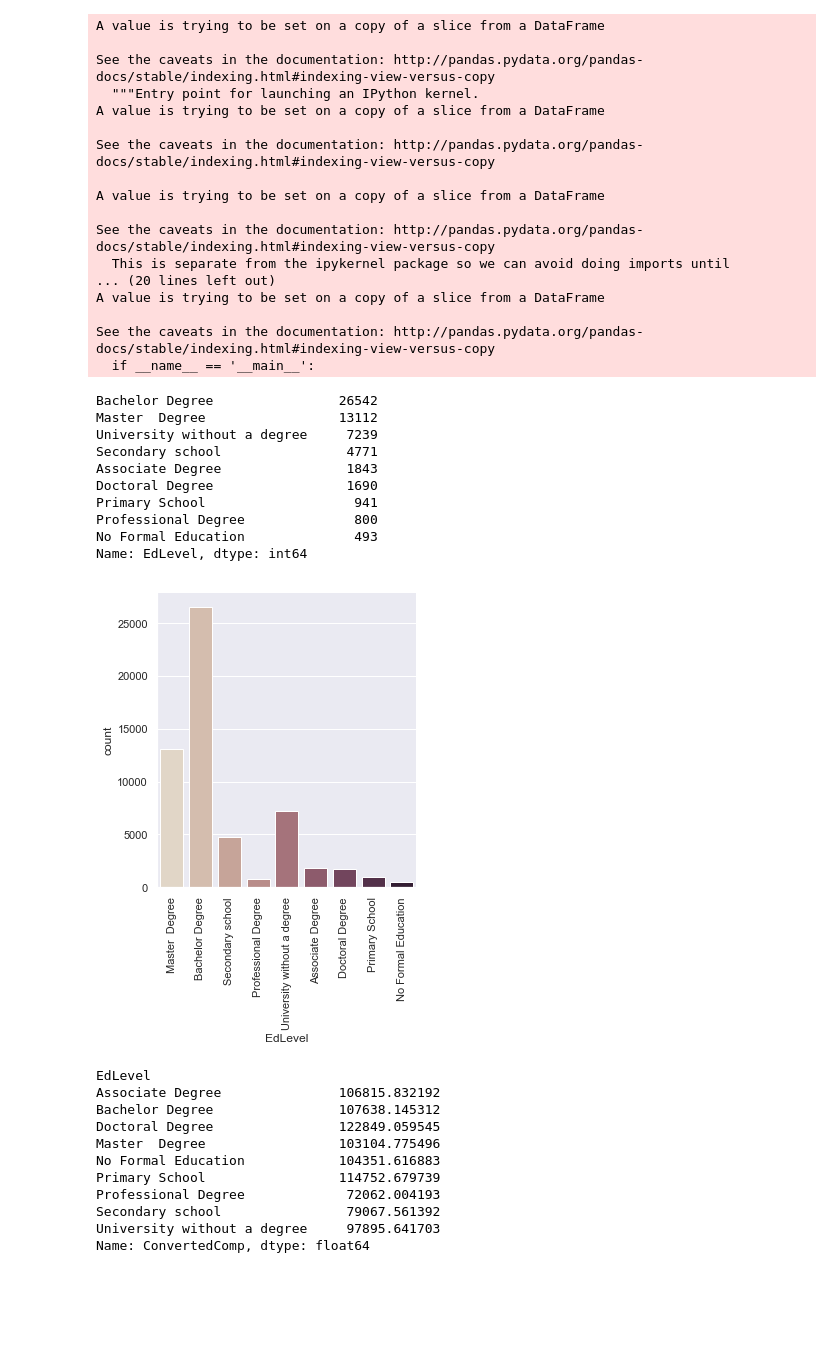
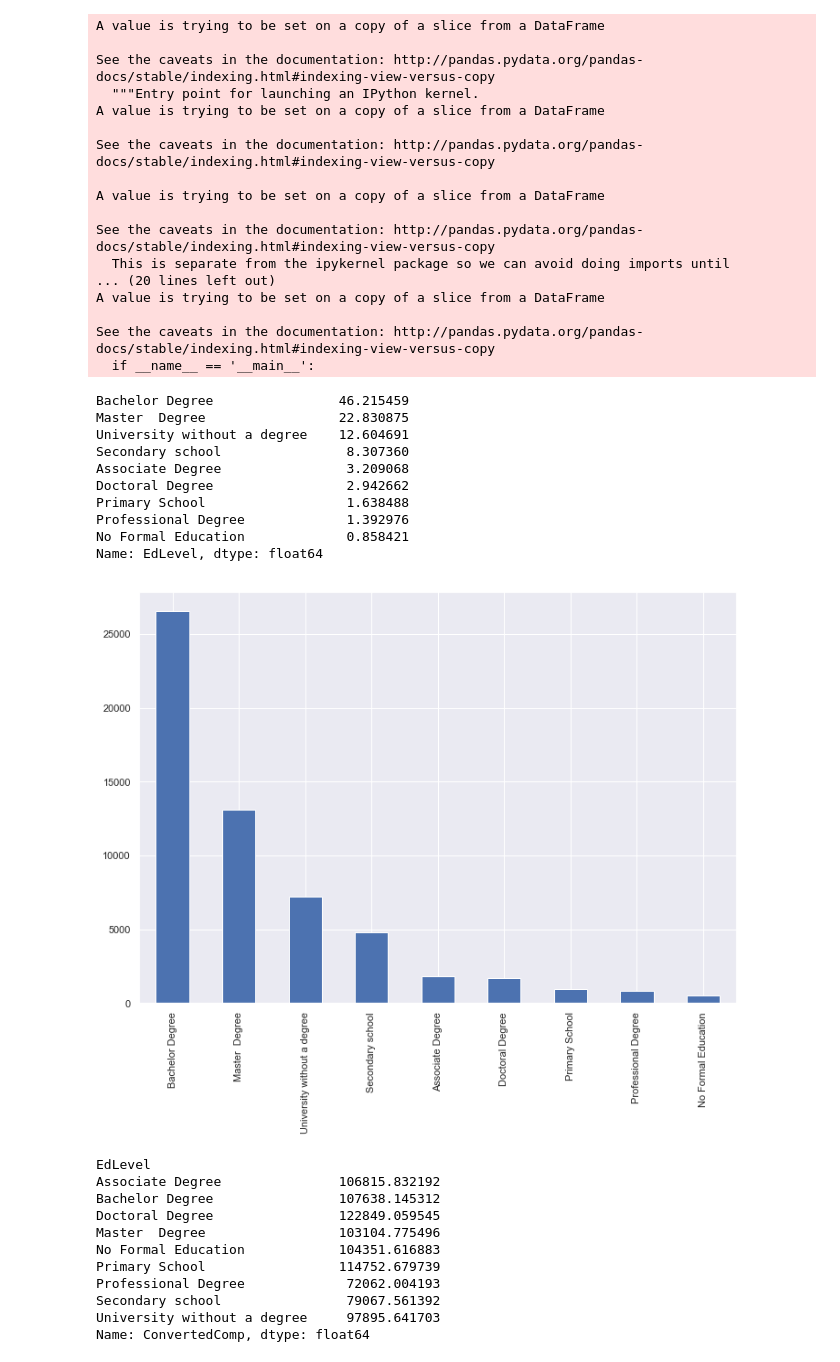
Before and after one commit to AmiraSwedan/2020-DevSurvey-StackOverflow, a Jupyter notebook: Analyzing 2020 Developers Survey.ipynb, the cells around one changed output. Cells and saved outputs as stored; diff of their text form; code cells hidden in the pictures; blank space fills up the shorter version.

```diff
--- a/Analyzing 2020 Developers Survey.ipynb
+++ b/Analyzing 2020 Developers Survey.ipynb
@@ -163,23 +165,22 @@ A value is trying to be set on a copy of a slice from a DataFrame
 See the caveats in the documentation: http://pandas.pydata.org/pandas-docs/stable/indexing.html#indexing-view-versus-copy
   if __name__ == '__main__':
 # %%
-df.EdLevel.value_counts()
+df.EdLevel.value_counts(normalize = True)*100
 # %% [output]
-Bachelor Degree                26542
-Master  Degree                 13112
-University without a degree     7239
-Secondary school                4771
-Associate Degree                1843
-Doctoral Degree                 1690
-Primary School                   941
-Professional Degree              800
-No Formal Education              493
-Name: EdLevel, dtype: int64
+Bachelor Degree                46.215459
+Master  Degree                 22.830875
+University without a degree    12.604691
+Secondary school                8.307360
+Associate Degree                3.209068
+Doctoral Degree                 2.942662
+Primary School                  1.638488
+Professional Degree             1.392976
+No Formal Education             0.858421
+Name: EdLevel, dtype: float64
-# %%
-g = sns.catplot(x="EdLevel", kind="count", palette="ch:.25", data=df);
-g.set_xticklabels(rotation=90);
-# %% [output]
-[figure, removed]
+# %%
+df.EdLevel.value_counts().plot (kind = 'bar');
+# %% [output]
+[figure, added]
 # %%
 df.groupby('EdLevel')['ConvertedComp'].mean()
 # %% [output]
```
Also changed, not shown: parts of 17 cells of this notebook.
